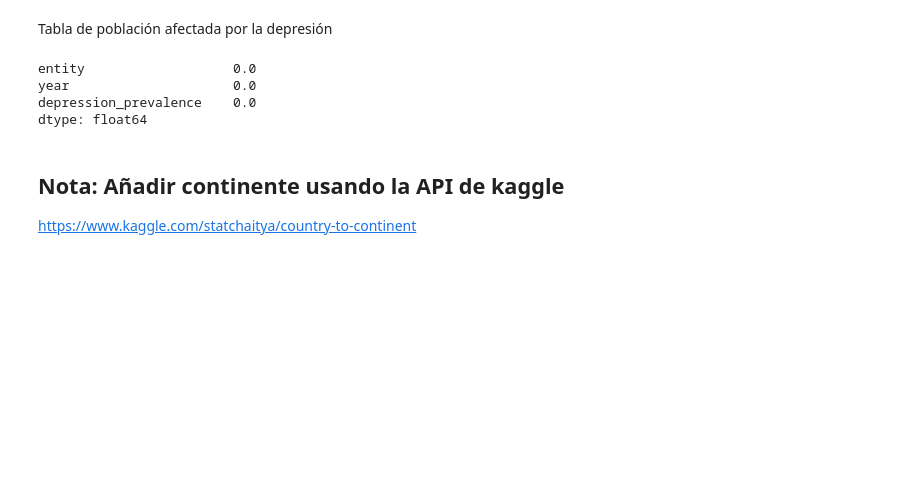
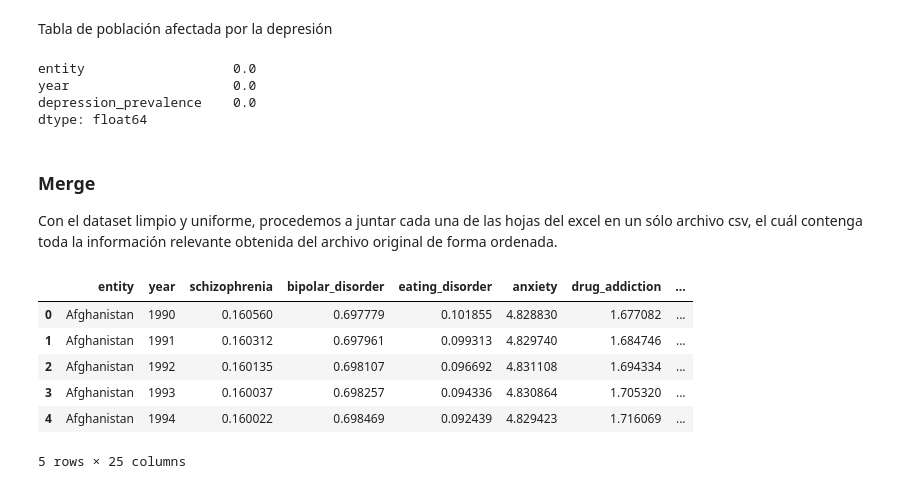
Before and after one commit to restradap001/Dementia, a Jupyter notebook: Project.ipynb, the cells around one changed output. Cells and saved outputs as stored; diff of their text form; code cells hidden in the pictures; blank space fills up the shorter version.

```diff
--- a/Project.ipynb
+++ b/Project.ipynb
@@ -529,6 +534,25 @@ entity                   0.0
 year                     0.0
 depression_prevalence    0.0
 dtype: float64
-# %% [markdown]
-## Nota: Añadir continente usando la API de kaggle
-https://www.kaggle.com/statchaitya/country-to-continent
+# %% [markdown]
+### Merge
+
+Con el dataset limpio y uniforme, procedemos a juntar cada una de las hojas del excel en un sólo archivo csv, el cuál contenga toda la información relevante obtenida del archivo original de forma ordenada.
+# %%
+first_merge = percentages_of_global_disorders.merge(depression_rates_by_age, left_on=['entity','year'],right_on=['entity','year'])
+second_merge = first_merge.merge(depression_rates_by_gender, left_on=['entity','year'], right_on=['entity','year'])
+third_merge = second_merge.merge(depression_and_suicide_rate_per_100000_individuals, left_on=['entity','year'],right_on=['entity','year'])
+df_merge = third_merge.merge(depression_affected, left_on=['entity','year'],right_on=['entity','year'])
+df_merge.columns
+df_merge = df_merge.drop(columns = ['population_y']).rename(columns={
+    'population_x': 'population'
+})
+df_merge.head()
+# %% [output]
+|  | entity | year | schizophrenia | bipolar_disorder | eating_disorder | anxiety | drug_addiction | ... |
+| 0 | Afghanistan | 1990 | 0.160560 | 0.697779 | 0.101855 | 4.828830 | 1.677082 | ... |
+| 1 | Afghanistan | 1991 | 0.160312 | 0.697961 | 0.099313 | 4.829740 | 1.684746 | ... |
+| 2 | Afghanistan | 1992 | 0.160135 | 0.698107 | 0.096692 | 4.831108 | 1.694334 | ... |
+| 3 | Afghanistan | 1993 | 0.160037 | 0.698257 | 0.094336 | 4.830864 | 1.705320 | ... |
+| 4 | Afghanistan | 1994 | 0.160022 | 0.698469 | 0.092439 | 4.829423 | 1.716069 | ... |
+5 rows × 25 columns
```
Also changed, not shown: parts of 6 cells of this notebook, 1 other file.
